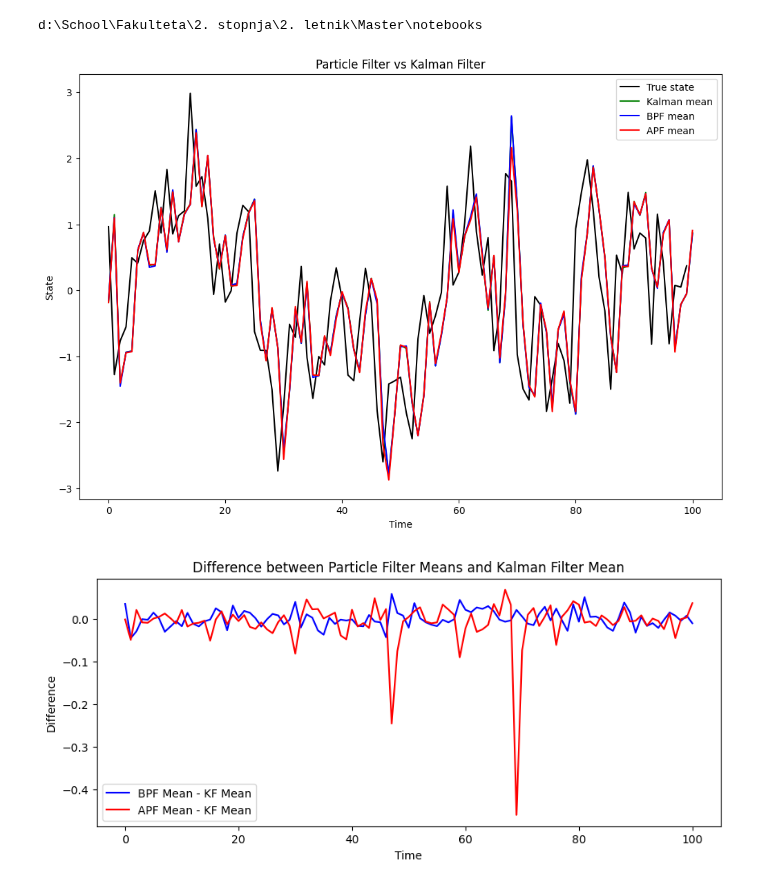
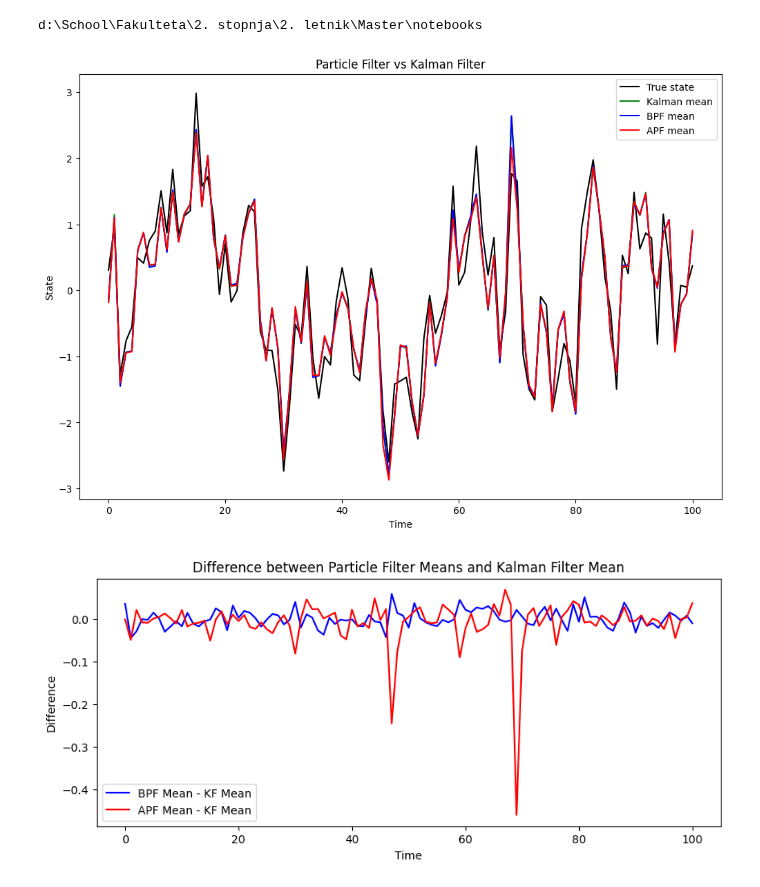
Before and after one commit to vitolev/mssv-smc, a Jupyter notebook: notebooks/04_kalman_filter.ipynb, the cells around one changed output. Saved outputs shown, nothing was run; the diff lists cells and outputs as text; code cells hidden in the pictures.

```diff
--- a/notebooks/04_kalman_filter.ipynb
+++ b/notebooks/04_kalman_filter.ipynb
@@ -38,8 +38,12 @@ model = LGModel(rng=rng)
 T = 100
 
 x_true, y = simulate_data(model, theta, T, rng)
+# %%
+x_true = [x.x_t for x in x_true]  # Extract state values from State objects
+x_true = np.array(x_true)
 # %%
 def kalman_filter(y, theta: LGModelParams):
+    y = y.flatten()
     T = len(y)
     mu = np.zeros(T)
     var = np.zeros(T)
@@ -73,7 +77,7 @@ apf_history = apf.run(y, theta)
 def compute_pf_stats(history):
     means, vars_ = [], []
     for particles, weights in history:
-        particles = np.array(particles)
+        particles = np.array(particles.x_t)
         mean = np.sum(weights * particles)
         var = np.sum(weights * (particles - mean)**2)
         means.append(mean)
@@ -85,17 +89,17 @@ apf_mean, apf_var = compute_pf_stats(apf_history)
 kf_mean, kf_var = kalman_filter(y, theta)
 # %%
 plt.figure(figsize=(12, 8))
-plt.plot(x_true[1:], label="True state", color='black')
+plt.plot(x_true, label="True state", color='black')
 plt.plot(kf_mean, label="Kalman mean", linestyle='-', color='green')
 plt.plot(bpf_mean, label="BPF mean", linestyle='-', color='blue')
 plt.plot(apf_mean, label="APF mean", linestyle='-', color='red')
 plt.xlabel("Time")
 plt.ylabel("State")
 plt.title("Particle Filter vs Kalman Filter")
 plt.legend()
 plt.show()
 # %% [output]
-[figure, old version]
+[figure, new version]
 # %%
 # Plot difference between PF means and KF mean
 plt.figure(figsize=(10,4))
```
Also changed, not shown: 12 other files.
